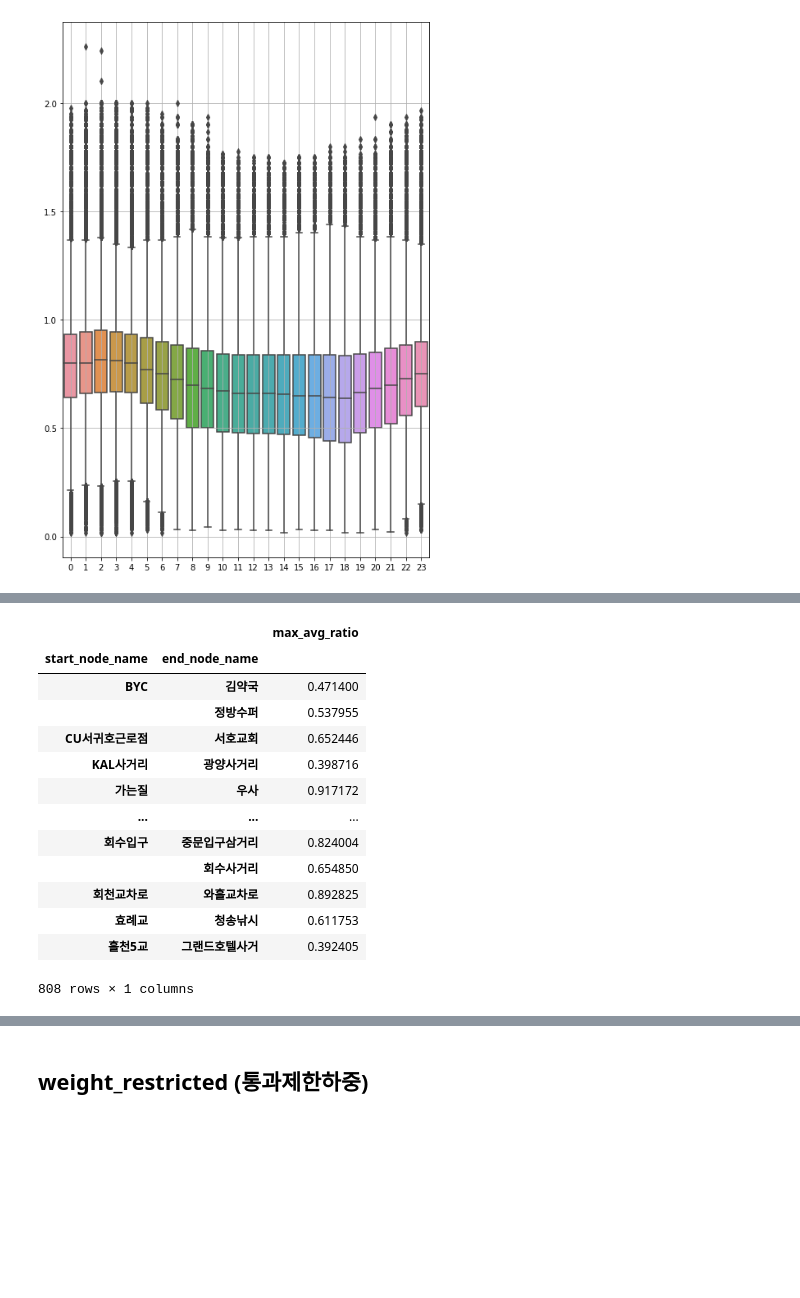
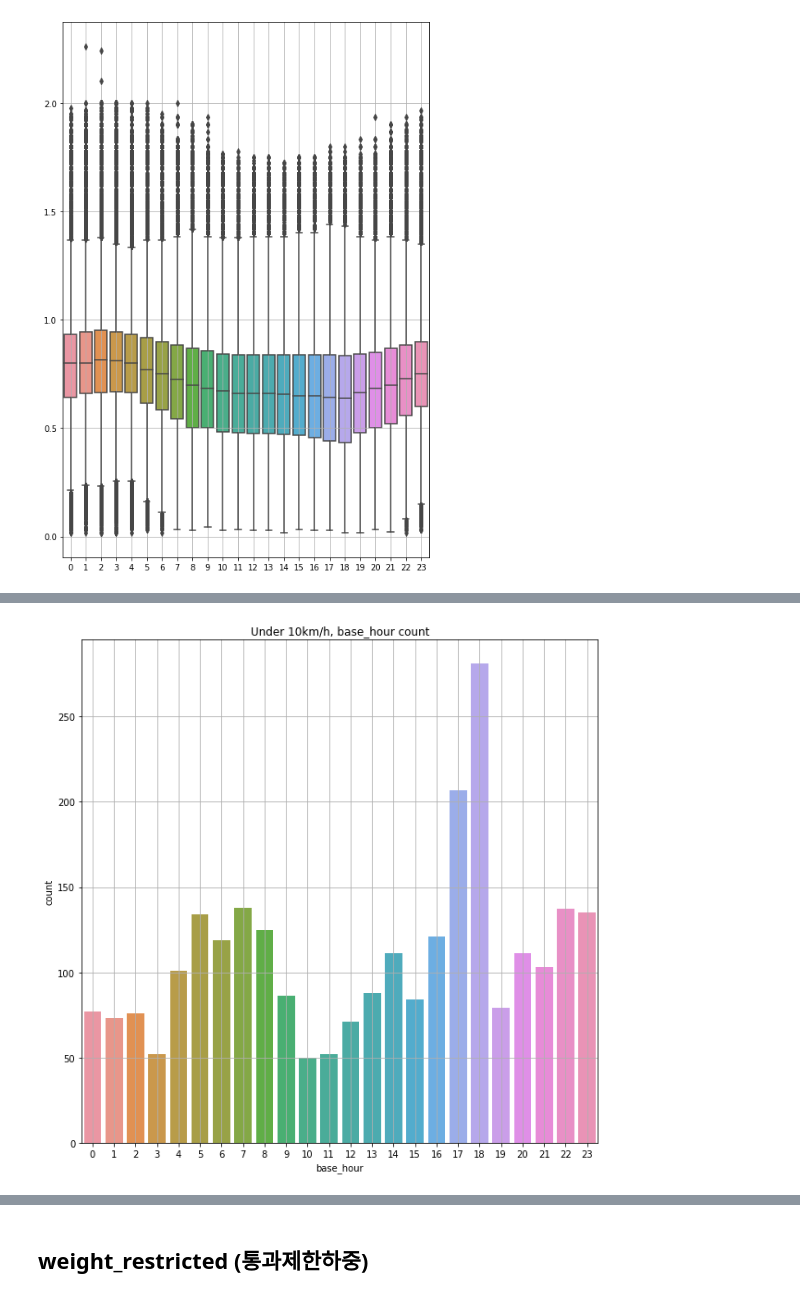
Before and after one commit to Hyeon-je/Dacon_traffic, a Jupyter notebook: code/code.ipynb, the cells around one changed output, grey strips where cells are left out. Drawn from its saved outputs; the diff is of its cells as text; code cells hidden in the pictures; blank space fills up the shorter version.

```diff
--- a/code/code.ipynb
+++ b/code/code.ipynb
@@ -371,18 +454,8 @@ train.loc[train['target']<=1,:]
-# %%
-# 속도를 얼마나 낼 수 있을까에 대한거....(요일, 시간대, 도로별 특성....)
-train[['start_node_name','end_node_name','max_avg_ratio']].groupby(['start_node_name','end_node_name']).mean()
-# %% [output]
-|  |  | max_avg_ratio |
-| start_node_name | end_node_name |  |
-| BYC | 김약국 | 0.471400 |
-|  | 정방수퍼 | 0.537955 |
-| CU서귀호근로점 | 서호교회 | 0.652446 |
-| KAL사거리 | 광양사거리 | 0.398716 |
-| 가는질 | 우사 | 0.917172 |
-| ... | ... | ... |
-| 회수입구 | 중문입구삼거리 | 0.824004 |
-|  | 회수사거리 | 0.654850 |
-| 회천교차로 | 와흘교차로 | 0.892825 |
-| 효례교 | 청송낚시 | 0.611753 |
-| 흘천5교 | 그랜드호텔사거 | 0.392405 |
-808 rows × 1 columns
+# %%
+plt.figure(figsize=(10,10))
+sns.countplot(train.loc[train['target']<=5,'base_hour'])
+plt.title('Under 10km/h, base_hour count')
+plt.grid()
+plt.show()
+# %% [output]
+[figure, added]
```
Also changed, not shown: parts of 35 cells of this notebook.
